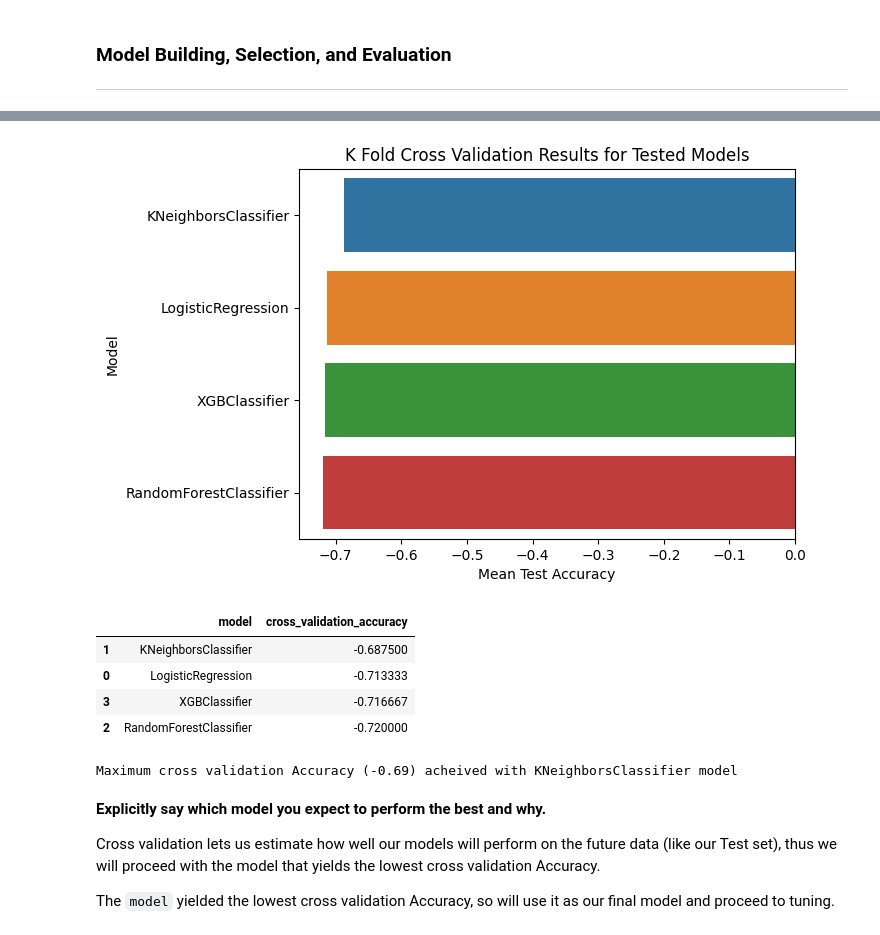
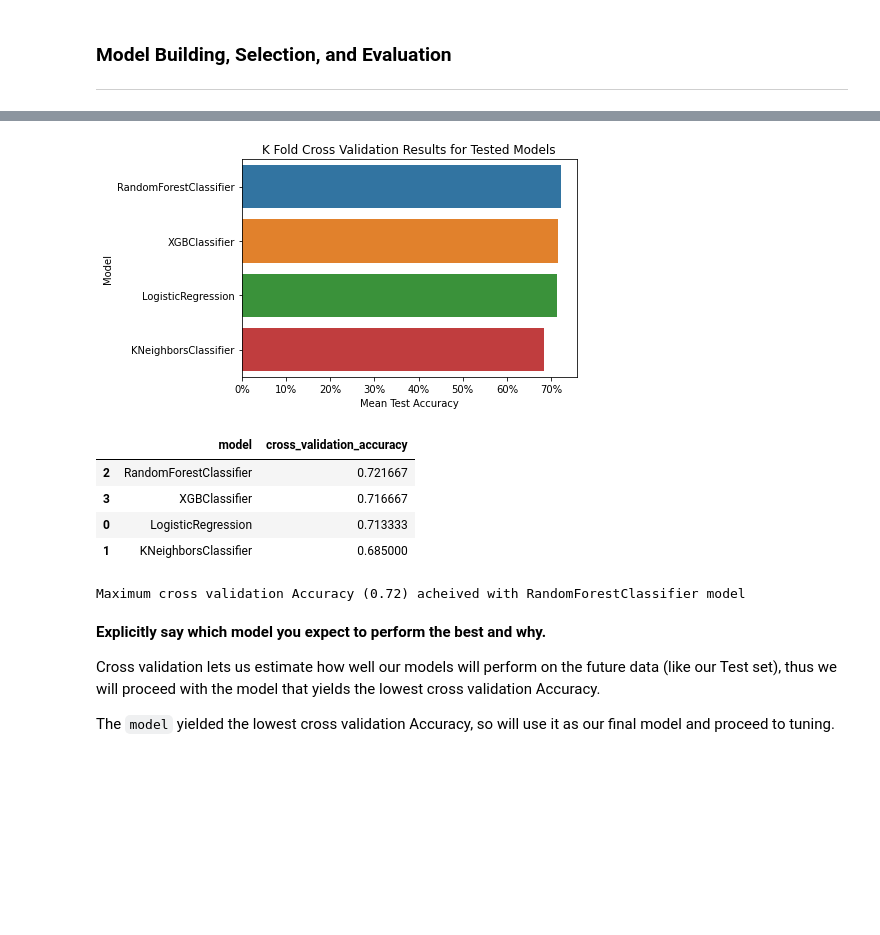
Before and after one commit to nathanjones4323/machine-learning-notebook-template, a Jupyter notebook: templates/classification.ipynb, the cells around one changed output, grey strips where cells are left out. Cells and saved outputs as stored; diff of their text form; code cells hidden in the pictures; blank space fills up the shorter version.

```diff
--- a/templates/classification.ipynb
+++ b/templates/classification.ipynb
@@ -516,7 +563,7 @@ for model in models:
         ('regressor', model)
     ]
     pipeline = Pipeline(steps)
-    cv_accuracy = -cross_val_score(pipeline, X_train, y_train, cv=4, scoring="accuracy")
+    cv_accuracy = cross_val_score(pipeline, X_train, y_train, cv=4, scoring="accuracy")
     cv_accuracy = pd.Series(cv_accuracy)
     print(f"{model} Cross Validation Test Accuracy Distribution\n")
     display(cv_accuracy.describe())
@@ -576,24 +626,26 @@ dtype: float64
 # %%
 cv_results = pd.DataFrame({
     "model": [str(model).split("(")[0] for model in models],
     "cross_validation_accuracy": cv_accuracys
 }).sort_values(by="cross_validation_accuracy", ascending=False)
 sns.barplot(data=cv_results, y="model", x="cross_validation_accuracy")
+ax = plt.gca()
+ax.xaxis.set_major_formatter(PercentFormatter(xmax=1))
 plt.title("K Fold Cross Validation Results for Tested Models")
 plt.xlabel("Mean Test Accuracy")
 plt.ylabel("Model")
 plt.show()
 display(cv_results)
 best_model = cv_results.loc[cv_results['cross_validation_accuracy'].idxmax()]['model']
 print(f"Maximum cross validation Accuracy ({max(cv_results['cross_validation_accuracy']):,.2f}) acheived with {best_model} model")
 # %% [output]
-[figure, old version]
+[figure, new version]
 |  | model | cross_validation_accuracy |
-| 1 | KNeighborsClassifier | -0.687500 |
-| 0 | LogisticRegression | -0.713333 |
-| 3 | XGBClassifier | -0.716667 |
-| 2 | RandomForestClassifier | -0.720000 |
+| 2 | RandomForestClassifier | 0.721667 |
+| 3 | XGBClassifier | 0.716667 |
+| 0 | LogisticRegression | 0.713333 |
+| 1 | KNeighborsClassifier | 0.685000 |
-Maximum cross validation Accuracy (-0.69) acheived with KNeighborsClassifier model
+Maximum cross validation Accuracy (0.72) acheived with RandomForestClassifier model
 # %% [markdown]
 **Explicitly say which model you expect to perform the best and why.**
 
```
Also changed, not shown: parts of 14 cells of this notebook.
